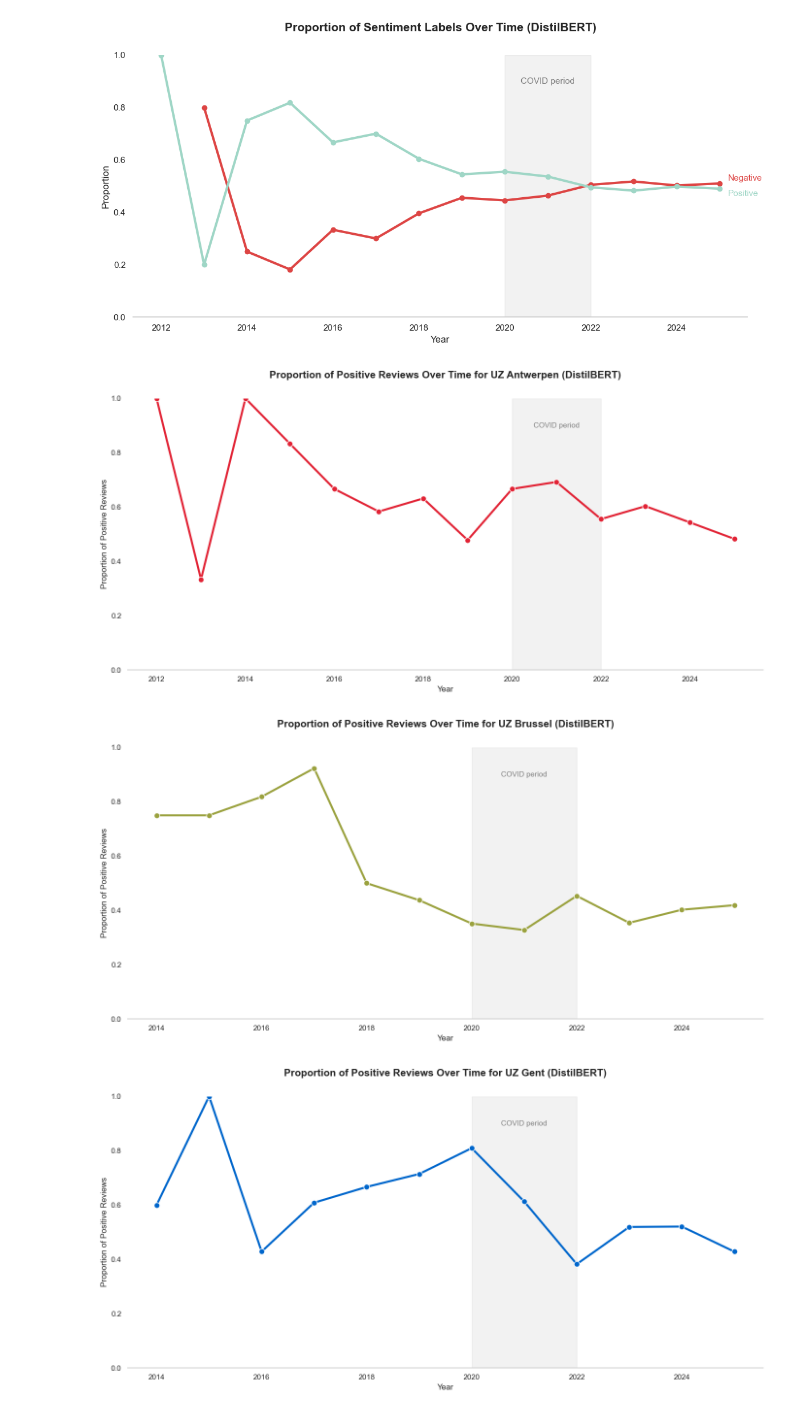
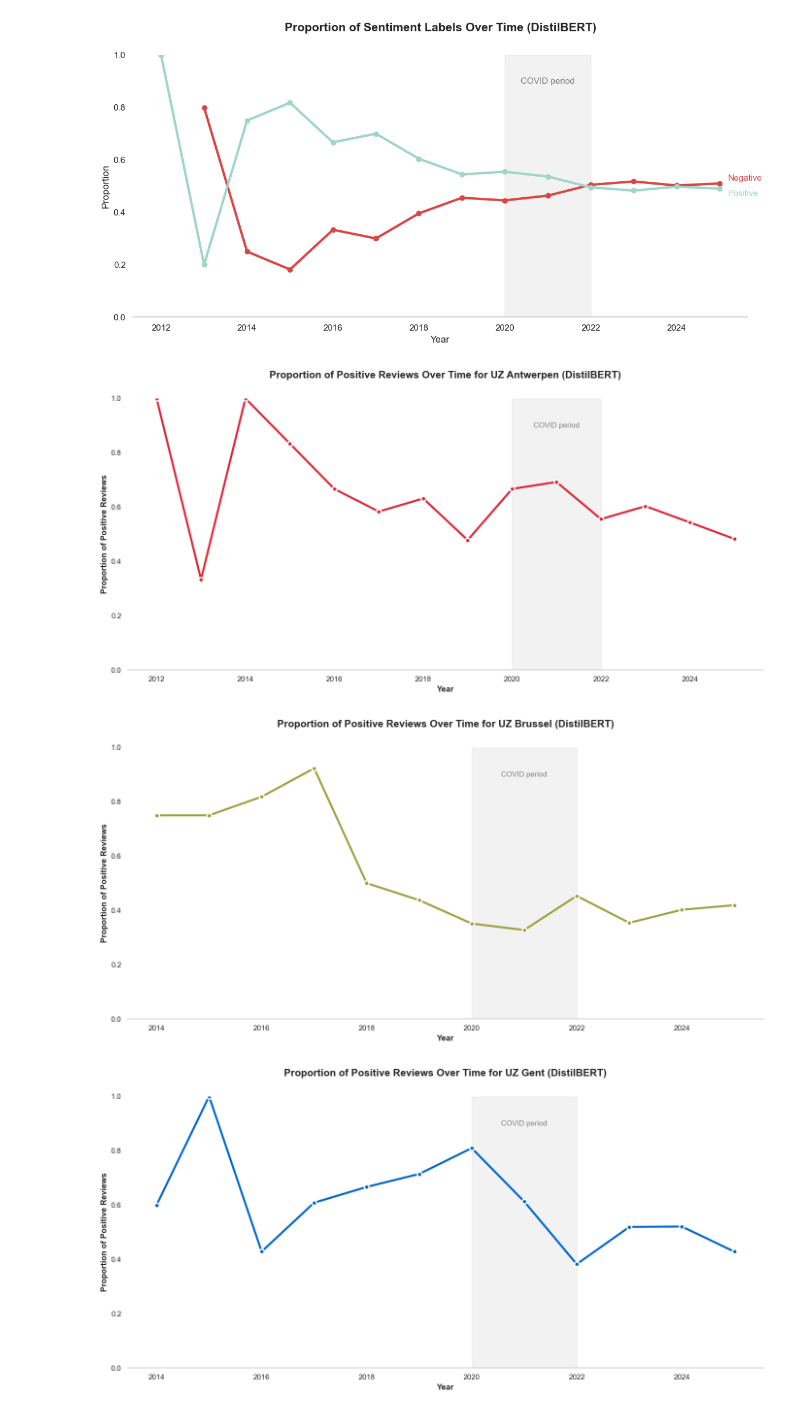
Before and after one commit to hangngdata/hospital_reviews_sentiment_analysis, a Jupyter notebook: notebooks/4_visualization.ipynb, the cells around one changed output. Cells and saved outputs as stored; diff of their text form; code cells hidden in the pictures.

```diff
--- a/notebooks/4_visualization.ipynb
+++ b/notebooks/4_visualization.ipynb
@@ -363,7 +363,7 @@ for hospital_name in hospitals:
     plt.axvspan(2020, 2022, color='gray', alpha=0.2)
     plt.text(2021, 0.85, "COVID period", color='gray', fontsize=12, ha='center', va='center')
 
-    plt.title(f"Sentiment Trend Over Time for {hospital_name}", fontsize=15, fontweight='bold')
+    plt.title(f"Sentiment Trend Over Time for {hospital_name} (VADER)", fontsize=15, fontweight='bold')
     plt.xlabel("Year", fontsize=12, fontweight='bold')
     plt.ylabel("Avg Vader Compound Score", fontsize=12, fontweight='bold')
     plt.yticks([-1, -0.5, 0, 0.5, 1])
@@ -407,39 +386,0 @@ Name: count, dtype: int64
-# %%
-hospital_color = {
-    "UZ Leuven Gasthuisberg": "#00B5E2",
-    "UZ Leuven Pellenberg": "#00B5E2",
-    "UZ Gent": "#0066CC",
-    "UZ Antwerpen": "#E22335",
-    "UZ Brussel": "#9BA23F"
-}
-
-hospitals = df['hospital'].unique()
-
-for hospital_name in hospitals:
-    hospital_df = df.loc[df['hospital'] == hospital_name]
-
-    df_grouped = hospital_df.groupby(['year', 'hospital']).size().reset_index(name='n_reviews')
-
-    color_hex = hospital_color.get(hospital_name, "#000000")
-
-    plt.figure(figsize=(14, 7))
-
-    sns.lineplot(data=df_grouped, x='year', y='n_reviews', marker='o', color=color_hex, legend=False)
-
-    plt.axvspan(2020, 2022, color='gray', alpha=0.2)
-    plt.text(2021, 0.85, "COVID period", color='gray', fontsize=12, ha='center', va='center')
-
-
-    plt.title(f"Number of Reviews Over Time for {hospital_name}", fontsize=15, fontweight='bold')
-    plt.xlabel("Year", fontsize=12, fontweight='bold')
-    plt.ylabel("Number of Reviews", fontsize=12, fontweight='bold')
-
-    ax = plt.gca()
-    ax.yaxis.grid(False)
-    ax.xaxis.grid(False)
-    ax.spines['right'].set_visible(False)
-    ax.spines['top'].set_visible(False)
-    ax.spines['left'].set_visible(False)
-
-    plt.tight_layout()
-    plt.show()
@@ -639,35 +523,35 @@ for hospital_name in yearly_counts['hospital'].unique():
     plt.figure(figsize=(14, 7))
 
     plt.plot(
         df_hosp['year'],
         df_hosp['prop'],
         marker='o',
         color=color,
         linewidth=3,
         markersize=7,
         markerfacecolor=color,
         markeredgewidth=2,
         markeredgecolor='white'
     )
 
     plt.title(f"Proportion of Positive Reviews Over Time for {hospital_name} (DistilBERT)", fontsize=15, fontweight='bold', pad=30)
-    plt.xlabel("Year")
-    plt.ylabel("Proportion of Positive Reviews")
+    plt.xlabel("Year", fontsize=12, fontweight='bold')
+    plt.ylabel("Proportion of Positive Reviews", fontsize=12, fontweight='bold')
     plt.ylim(0, 1)
 
     plt.axvspan(2020, 2022, color='gray', alpha=0.1)
     plt.text(2021, plt.ylim()[1]*0.9, "COVID period", color='gray', fontsize=11, ha='center', va='center')
 
     ax = plt.gca()
     ax.yaxis.grid(False)
     ax.xaxis.grid(False)
     ax.spines['right'].set_visible(False)
     ax.spines['top'].set_visible(False)
     ax.spines['left'].set_visible(False)
 
     plt.tight_layout()
     plt.show()
 # %% [output]
-[figure, old version]
+[figure, new version]
-[figure, old version]
+[figure, new version]
-[figure, old version]
+[figure, new version]
```
Also changed, not shown: parts of 7 cells of this notebook.
